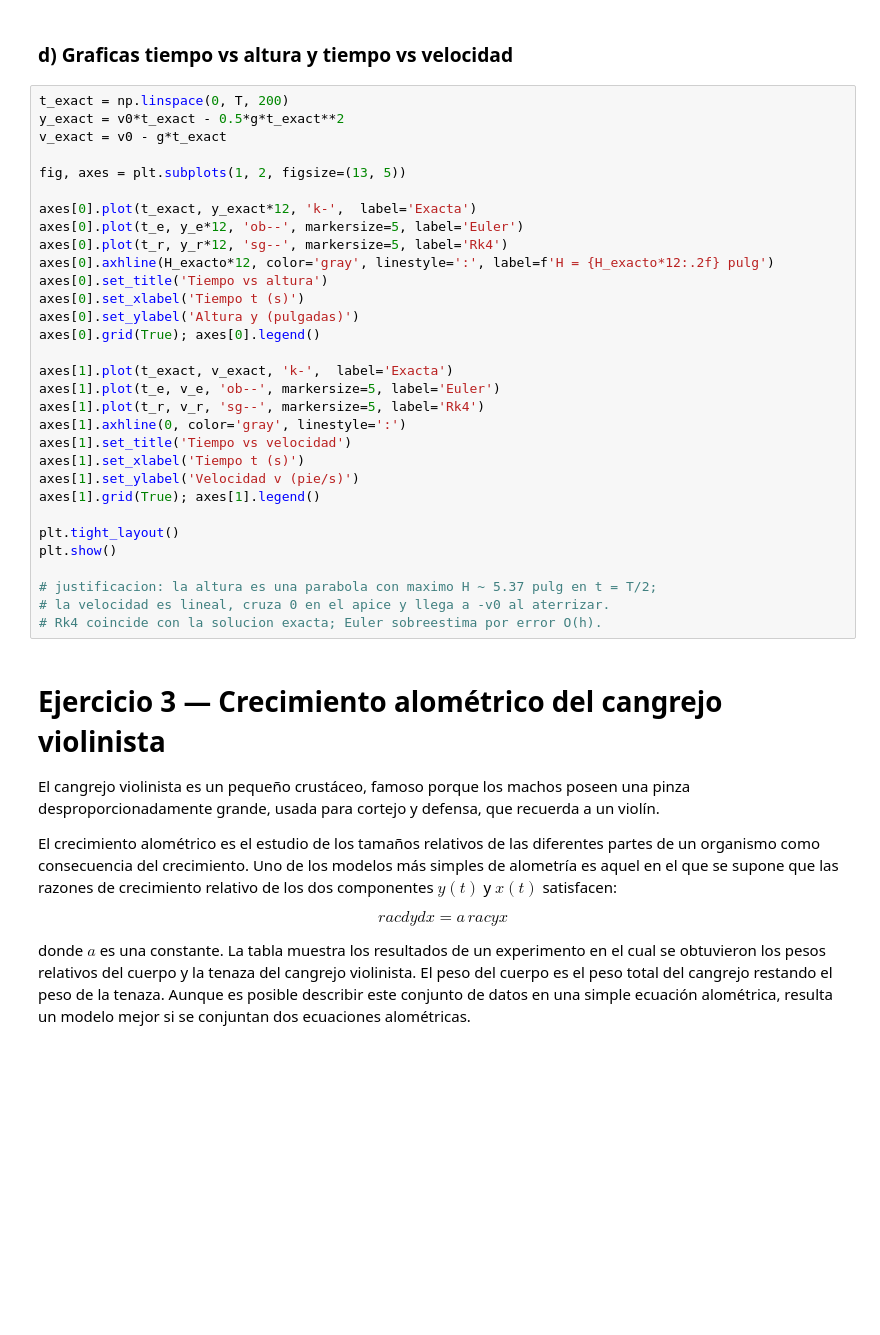
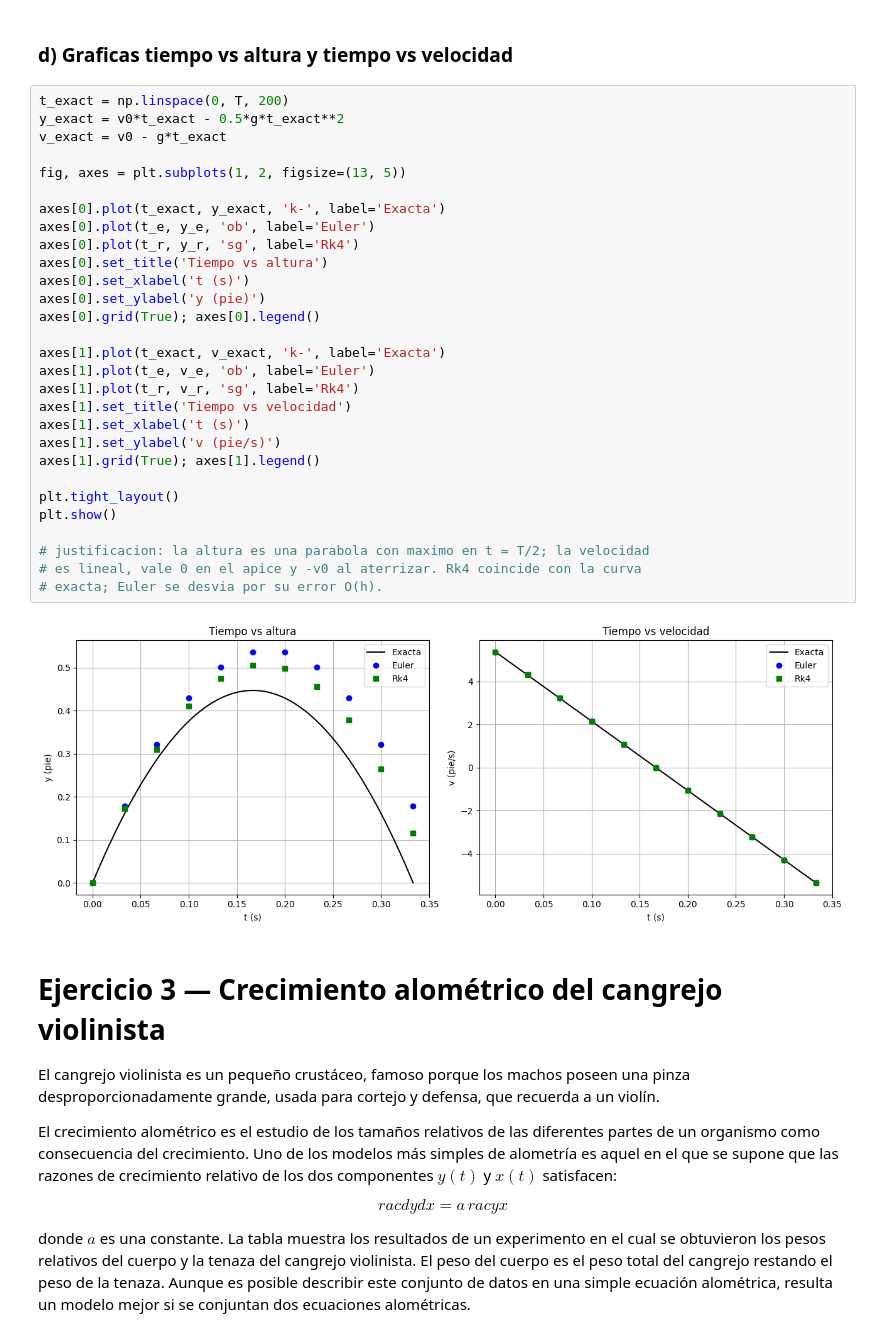
Before and after one commit to CodeNomad-01/AnalisisNumerico, a Jupyter notebook: taller2/Taller_2.ipynb, the cells around one changed output. Saved outputs shown, nothing was run; the diff lists cells and outputs as text; blank space fills up the shorter version.

```diff
--- a/taller2/Taller_2.ipynb
+++ b/taller2/Taller_2.ipynb
@@ -258,34 +277,34 @@ for n in [5, 10, 20, 50, 100, 200]:
 # %%
 t_exact = np.linspace(0, T, 200)
 y_exact = v0*t_exact - 0.5*g*t_exact**2
 v_exact = v0 - g*t_exact
 
 fig, axes = plt.subplots(1, 2, figsize=(13, 5))
 
-axes[0].plot(t_exact, y_exact*12, 'k-',  label='Exacta')
-axes[0].plot(t_e, y_e*12, 'ob--', markersize=5, label='Euler')
-axes[0].plot(t_r, y_r*12, 'sg--', markersize=5, label='Rk4')
-axes[0].axhline(H_exacto*12, color='gray', linestyle=':', label=f'H = {H_exacto*12:.2f} pulg')
+axes[0].plot(t_exact, y_exact, 'k-', label='Exacta')
+axes[0].plot(t_e, y_e, 'ob', label='Euler')
+axes[0].plot(t_r, y_r, 'sg', label='Rk4')
 axes[0].set_title('Tiempo vs altura')
-axes[0].set_xlabel('Tiempo t (s)')
-axes[0].set_ylabel('Altura y (pulgadas)')
+axes[0].set_xlabel('t (s)')
+axes[0].set_ylabel('y (pie)')
 axes[0].grid(True); axes[0].legend()
 
-axes[1].plot(t_exact, v_exact, 'k-',  label='Exacta')
-axes[1].plot(t_e, v_e, 'ob--', markersize=5, label='Euler')
-axes[1].plot(t_r, v_r, 'sg--', markersize=5, label='Rk4')
-axes[1].axhline(0, color='gray', linestyle=':')
+axes[1].plot(t_exact, v_exact, 'k-', label='Exacta')
+axes[1].plot(t_e, v_e, 'ob', label='Euler')
+axes[1].plot(t_r, v_r, 'sg', label='Rk4')
 axes[1].set_title('Tiempo vs velocidad')
-axes[1].set_xlabel('Tiempo t (s)')
-axes[1].set_ylabel('Velocidad v (pie/s)')
+axes[1].set_xlabel('t (s)')
+axes[1].set_ylabel('v (pie/s)')
 axes[1].grid(True); axes[1].legend()
 
 plt.tight_layout()
 plt.show()
 
-# justificacion: la altura es una parabola con maximo H ~ 5.37 pulg en t = T/2;
-# la velocidad es lineal, cruza 0 en el apice y llega a -v0 al aterrizar.
-# Rk4 coincide con la solucion exacta; Euler sobreestima por error O(h).
+# justificacion: la altura es una parabola con maximo en t = T/2; la velocidad
+# es lineal, vale 0 en el apice y -v0 al aterrizar. Rk4 coincide con la curva
+# exacta; Euler se desvia por su error O(h).
+# %% [output]
+[figure, added]
 # %% [markdown]
 # Ejercicio 3 — Crecimiento alométrico del cangrejo violinista
 
```
Also changed, not shown: parts of 11 cells of this notebook, 1 other file.
